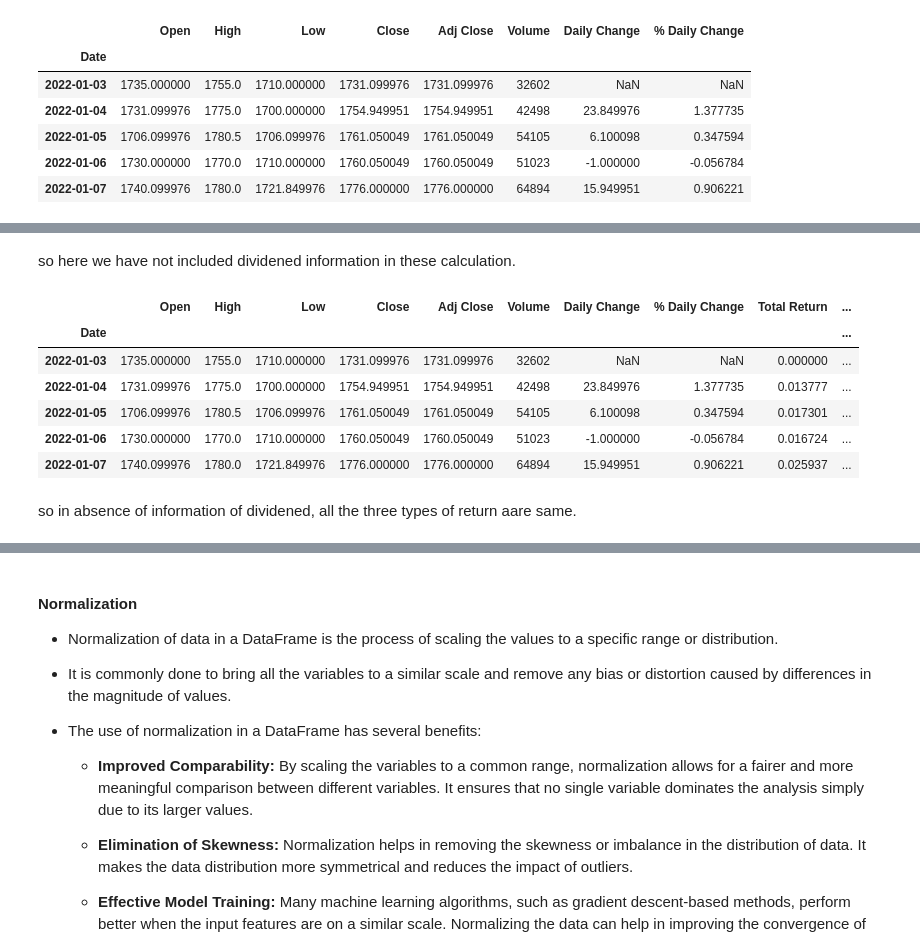
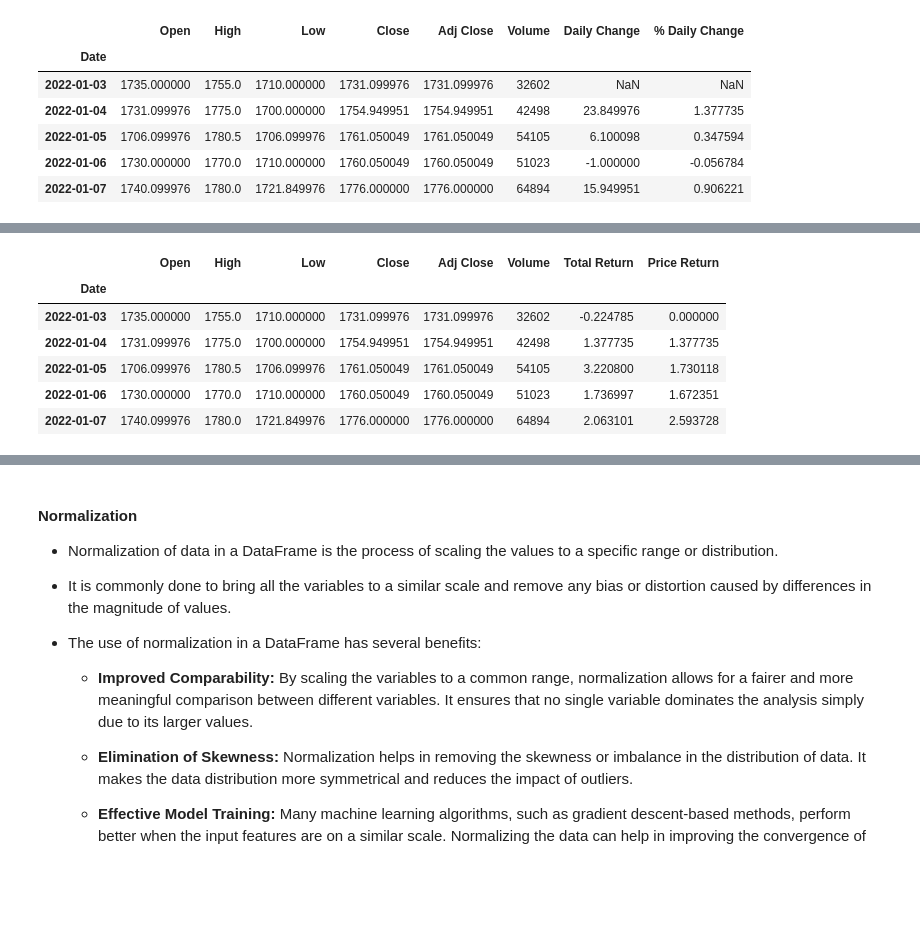
Before and after one commit to arunp77/Machine-Learning, a Jupyter notebook: Projects-ML/Monte-carlo-simulation.ipynb, the cells around one changed output, grey strips where cells are left out. Drawn from its saved outputs; the diff is of its cells as text; code cells hidden in the pictures; blank space fills up the shorter version.

```diff
--- a/Projects-ML/Monte-carlo-simulation.ipynb
+++ b/Projects-ML/Monte-carlo-simulation.ipynb
@@ -348,23 +458,21 @@ Returns, in the context of finance and investing, refer to the financial gain or
-# %%
-# Calculate Total Return
-adani_df['Total Return'] = (adani_df['Close'] - adani_df['Close'].iloc[0]) / adani_df['Close'].iloc[0]
-
-# Calculate Price Return
-adani_df['Price Return'] = (adani_df['Close'] - adani_df['Close'].iloc[0]) / adani_df['Close'].iloc[0]
-
-# Calculate Total Shareholder Return (TSR)
-adani_df['TSR'] = (adani_df['Close'] - adani_df['Close'].iloc[0]) / adani_df['Close'].iloc[0]
-# %% [markdown]
-so here we have not included dividened information in these calculation.
-# %%
-adani_df.head()
-# %% [output]
-|  | Open | High | Low | Close | Adj Close | Volume | Daily Change | % Daily Change | Total Return | ... |
-| Date |  |  |  |  |  |  |  |  |  | ... |
-| 2022-01-03 | 1735.000000 | 1755.0 | 1710.000000 | 1731.099976 | 1731.099976 | 32602 | NaN | NaN | 0.000000 | ... |
-| 2022-01-04 | 1731.099976 | 1775.0 | 1700.000000 | 1754.949951 | 1754.949951 | 42498 | 23.849976 | 1.377735 | 0.013777 | ... |
-| 2022-01-05 | 1706.099976 | 1780.5 | 1706.099976 | 1761.050049 | 1761.050049 | 54105 | 6.100098 | 0.347594 | 0.017301 | ... |
-| 2022-01-06 | 1730.000000 | 1770.0 | 1710.000000 | 1760.050049 | 1760.050049 | 51023 | -1.000000 | -0.056784 | 0.016724 | ... |
-| 2022-01-07 | 1740.099976 | 1780.0 | 1721.849976 | 1776.000000 | 1776.000000 | 64894 | 15.949951 | 0.906221 | 0.025937 | ... |
-# %% [markdown]
-so in absence of information of dividened, all the three types of return aare same.
+# %%
+# Adding Total Return and Price return to the adani_df
+
+# Create a new dataframe with selected columns
+adani_df1 = adani_df[['Open', 'High', 'Low', 'Close', 'Adj Close', 'Volume']].copy()
+
+# Calculate and add the Total Return column
+adani_df1['Total Return'] = ((adani_df['Close'] - adani_df['Open']) / adani_df['Open']) * 100
+
+# Calculate and add the Price Return column
+adani_df1['Price Return'] = ((adani_df['Close'] - adani_df['Close'].iloc[0]) / adani_df['Close'].iloc[0]) * 100
+
+adani_df1.head()
+# %% [output]
+|  | Open | High | Low | Close | Adj Close | Volume | Total Return | Price Return |
+| Date |  |  |  |  |  |  |  |  |
+| 2022-01-03 | 1735.000000 | 1755.0 | 1710.000000 | 1731.099976 | 1731.099976 | 32602 | -0.224785 | 0.000000 |
+| 2022-01-04 | 1731.099976 | 1775.0 | 1700.000000 | 1754.949951 | 1754.949951 | 42498 | 1.377735 | 1.377735 |
+| 2022-01-05 | 1706.099976 | 1780.5 | 1706.099976 | 1761.050049 | 1761.050049 | 54105 | 3.220800 | 1.730118 |
+| 2022-01-06 | 1730.000000 | 1770.0 | 1710.000000 | 1760.050049 | 1760.050049 | 51023 | 1.736997 | 1.672351 |
+| 2022-01-07 | 1740.099976 | 1780.0 | 1721.849976 | 1776.000000 | 1776.000000 | 64894 | 2.063101 | 2.593728 |
```
Also changed, not shown: parts of 15 cells of this notebook.
